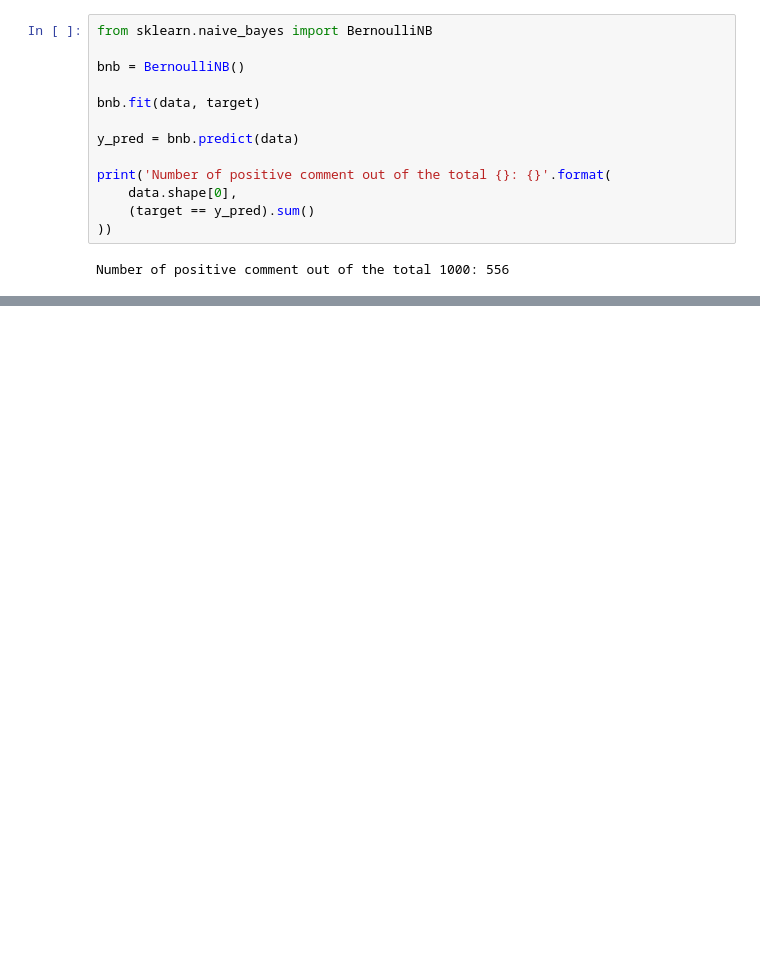
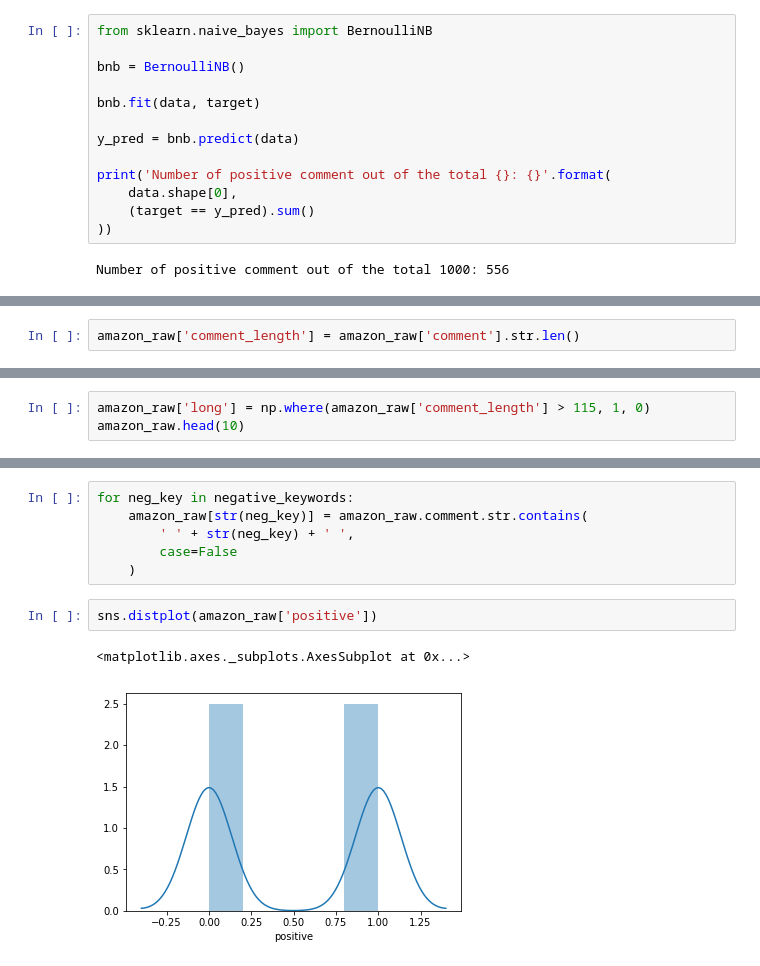
Before and after one commit to micsab/thinkful_files, a Jupyter notebook: unit_2/lesson_2/Feedback Analysis.ipynb, the cells around one changed output, grey strips where cells are left out. Cells and saved outputs as stored; diff of their text form; blank space fills up the shorter version.

```diff
--- a/unit_2/lesson_2/Feedback Analysis.ipynb
+++ b/unit_2/lesson_2/Feedback Analysis.ipynb
@@ -78,0 +91,2 @@ Number of positive comment out of the total 1000: 556
+# %%
+amazon_raw['comment_length'] = amazon_raw['comment'].str.len()
@@ -78,0 +102,3 @@ Number of positive comment out of the total 1000: 556
+# %%
+amazon_raw['long'] = np.where(amazon_raw['comment_length'] > 115, 1, 0)
+amazon_raw.head(10)
@@ -78,0 +117,11 @@ Number of positive comment out of the total 1000: 556
+# %%
+for neg_key in negative_keywords:
+    amazon_raw[str(neg_key)] = amazon_raw.comment.str.contains(
+        ' ' + str(neg_key) + ' ',
+        case=False
+    )
+# %%
+sns.distplot(amazon_raw['positive'])
+# %% [output]
+<matplotlib.axes._subplots.AxesSubplot at 0x...>
+[figure, added]
```
Also changed, not shown: parts of 10 cells of this notebook, 5 other files.
